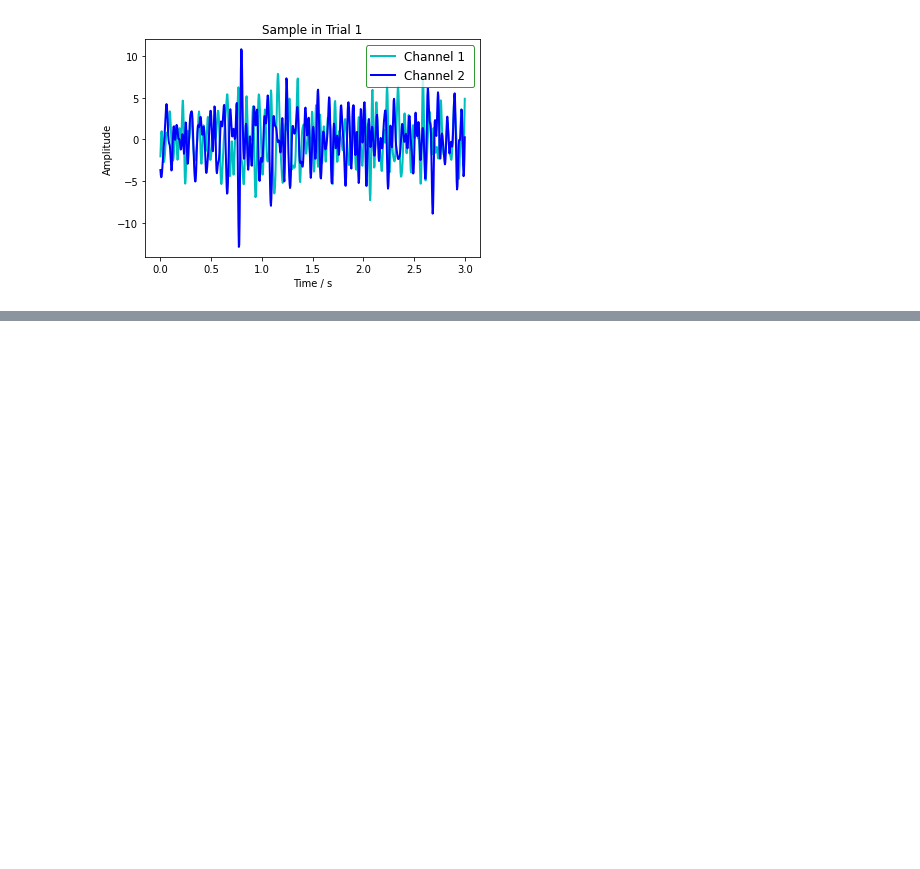
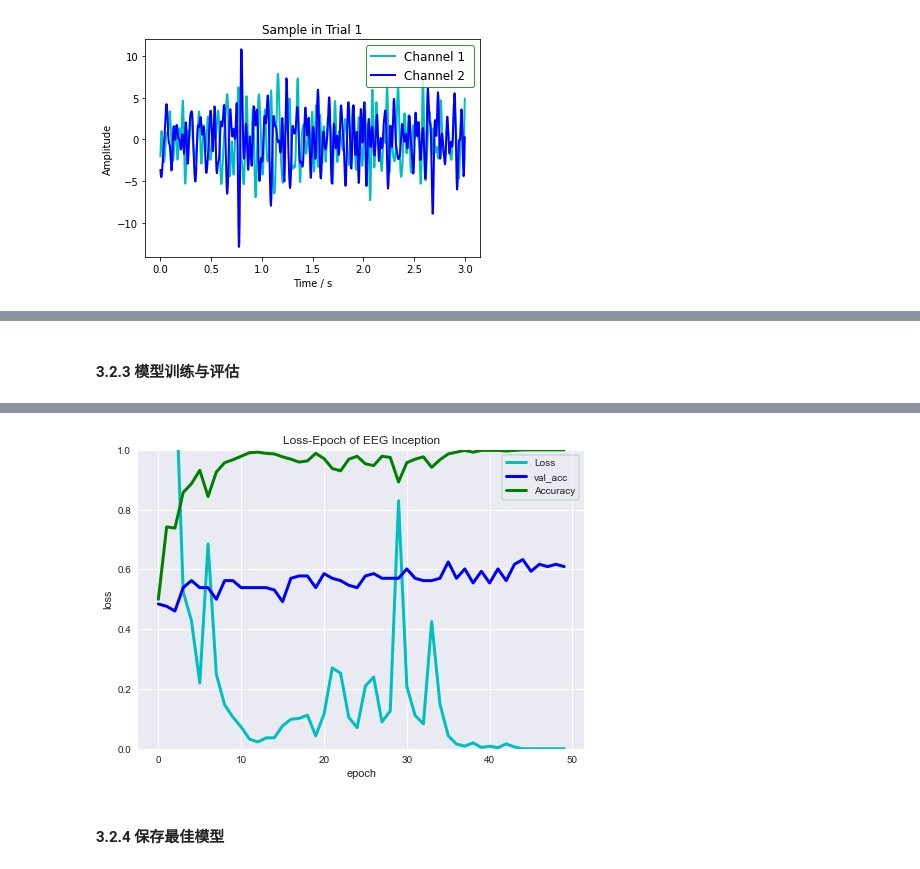
Before and after one commit to Kairos-han/EEG-based-classification-of-motor-imagery-states, a Jupyter notebook: myEEG.ipynb, the cells around one changed output, grey strips where cells are left out. Cells and saved outputs as stored; diff of their text form; code cells hidden in the pictures; blank space fills up the shorter version.

```diff
--- a/myEEG.ipynb
+++ b/myEEG.ipynb
@@ -238,0 +428,74 @@ from keras.optimizers import Adam
+# %% [markdown]
+#### 3.2.3 模型训练与评估
+# %%
+from keras.callbacks import ModelCheckpoint
+
+# Reshape data_X to fit Keras model [batch, data_point, channel]
+data_XT = data_X.transpose((0, 2, 1))
+input_shape = data_XT.shape[0], data_XT.shape[1], data_XT.shape[2] # (800, 750, 13)
+lable_shape = data_y.shape # (800, 1)
+
+# print('Input Shape:', input_shape)
+# print('Lable Shape:', lable_shape)
+
+# 划分训练集和验证集
+train_data, test_data, train_label, test_label = \
+    train_test_split(data_XT, data_y, test_size=0.2, random_state = 42)
+
+# print('Train X Shape:', train_data.shape) # (640, 750, 13)
+# print('Train y Shape:', train_label.shape) # (640, 1)
+
+
+# 训练模型
+model = EEGInception()
+
+# 使用 checkpoint 保存最佳模型
+# checkpoint
+filepath="C:/Users/1/Desktop/CNN_EEG/models/EEG_Inception_weights-{epoch:02d}.hdf5"
+checkpoint = ModelCheckpoint(filepath, monitor='val_accuracy', verbose=1, save_best_only=True, mode='max')
+callbacks_list = [checkpoint]
+
+print("========== Train and Evaluate ==========")
+history = model.fit(
+    train_data,
+    train_label,
+    batch_size = 10,
+    epochs = 50,
+    validation_split=0.2,
+    callbacks=callbacks_list
+)
+
+# 训练记录
+history.history
+
+# Evaluate the model on the test data using `evaluate`
+print("========== Evaluate on test data ==========")
+results = model.evaluate(test_data, test_label, batch_size = 4)
+print("test loss, test acc:", results)
+
+
+# 画损失函数图
+import matplotlib.pyplot as plt
+
+plt.figure()
+
+acc = history.history['accuracy']
+val_acc = history.history['val_accuracy']
+loss = history.history['loss']
+val_loss = history.history['val_loss']
+
+
+plt.style.use('seaborn')
+plt.title('Loss-Epoch of EEG Inception')
+plt.xlabel('epoch')
+plt.ylabel('loss')
+plt.ylim((0, 1))
+
+plt.plot(loss, 'c-', linewidth= 3, label='Loss')
+plt.plot(val_acc, 'b-', linewidth = 3, label='val_acc')
+plt.plot(acc, 'g-', linewidth = 3, label='Accuracy')
+
+plt.legend(loc='upper right',fontsize='medium',frameon=True,edgecolor='green')
+plt.show()
+plt.close()
+# %% [output]
@@ -238,0 +519,3 @@ from keras.optimizers import Adam
+[figure, added]
+# %% [markdown]
+#### 3.2.4 保存最佳模型
```
Also changed, not shown: parts of 36 cells of this notebook, 4 other files.
